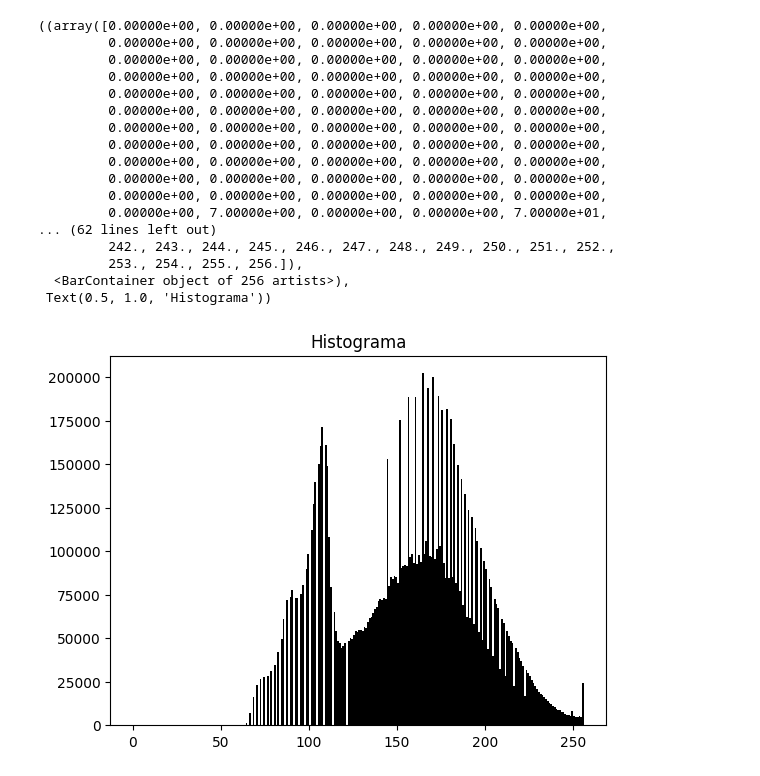
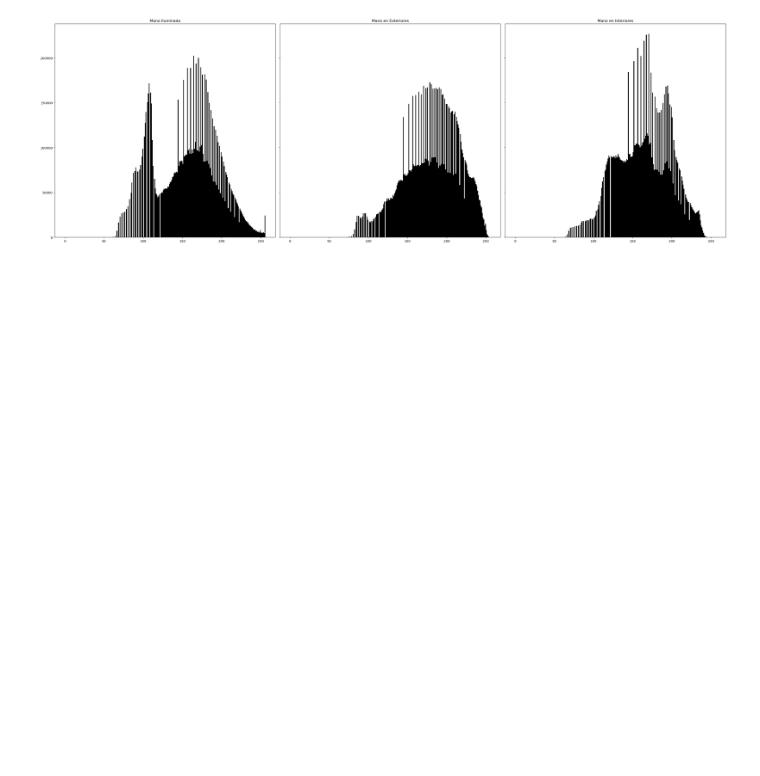
Before and after one commit to KouzouAkizuki/Tecnicas-de-IA---2024-I, a Jupyter notebook: Talleres/Taller 1.ipynb, the cells around one changed output. Cells and saved outputs as stored; diff of their text form; code cells hidden in the pictures; blank space fills up the shorter version.

Commit message:
Subplot

```diff
--- a/Talleres/Taller 1.ipynb
+++ b/Talleres/Taller 1.ipynb
@@ -3,37 +3,31 @@
 # %%
 import cv2
 from IPython.display import Image
 
 import numpy as np
 from matplotlib import pyplot as plt
 
 Mano_light  =   cv2.imread('Images/Img_Light_1.png',0)
 Mano_shadow =   cv2.imread('Images/Img_Outdoor_1.png',0)
 Mano        =   cv2.imread('Images/Img_Indoor_1.png',0)
 
 Bins=2**8
-Mano_light_hist =   cv2.calcHist([Mano_light],[0],None,[Bins],[0,Bins])
+Mano_light_hist     =   cv2.calcHist([Mano_light],[0],None,[Bins],[0,Bins])
+Mano_shadow_hist    =   cv2.calcHist([Mano_shadow],[0],None,[Bins],[0,Bins])
+Mano_hist           =   cv2.calcHist([Mano],[0],None,[Bins],[0,Bins])
 
-# plt.plot(Mano_light_hist)
 
-plt.hist(Mano_light.ravel(),Bins,(0,2**8),facecolor='#000000'), plt.title('Histograma')
-# cv2.imshow('xd',Mano_light)
+fig, graph = plt.subplots(1,3, sharey=True, figsize=(15,5))
+
+graph[0].hist(Mano_light.ravel(),Bins,(0,2**8),facecolor='#000000')
+graph[0].set_title('Mano Iluminada')
+
+graph[1].hist(Mano_shadow.ravel(),Bins,(0,2**8),facecolor='#000000')
+graph[1].set_title('Mano en Exteriores')
+
+graph[2].hist(Mano.ravel(),Bins,(0,2**8),facecolor='#000000')
+graph[2].set_title('Mano en Interiores')
+
+fig.tight_layout()
 # %% [output]
-((array([0.00000e+00, 0.00000e+00, 0.00000e+00, 0.00000e+00, 0.00000e+00,
-         0.00000e+00, 0.00000e+00, 0.00000e+00, 0.00000e+00, 0.00000e+00,
-         0.00000e+00, 0.00000e+00, 0.00000e+00, 0.00000e+00, 0.00000e+00,
-         0.00000e+00, 0.00000e+00, 0.00000e+00, 0.00000e+00, 0.00000e+00,
-         0.00000e+00, 0.00000e+00, 0.00000e+00, 0.00000e+00, 0.00000e+00,
-         0.00000e+00, 0.00000e+00, 0.00000e+00, 0.00000e+00, 0.00000e+00,
-         0.00000e+00, 0.00000e+00, 0.00000e+00, 0.00000e+00, 0.00000e+00,
-         0.00000e+00, 0.00000e+00, 0.00000e+00, 0.00000e+00, 0.00000e+00,
-         0.00000e+00, 0.00000e+00, 0.00000e+00, 0.00000e+00, 0.00000e+00,
-         0.00000e+00, 0.00000e+00, 0.00000e+00, 0.00000e+00, 0.00000e+00,
-         0.00000e+00, 0.00000e+00, 0.00000e+00, 0.00000e+00, 0.00000e+00,
-         0.00000e+00, 7.00000e+00, 0.00000e+00, 0.00000e+00, 7.00000e+01,
-... (62 lines left out)
-         242., 243., 244., 245., 246., 247., 248., 249., 250., 251., 252.,
-         253., 254., 255., 256.]),
-  <BarContainer object of 256 artists>),
- Text(0.5, 1.0, 'Histograma'))
-[figure, old version]
+[figure, new version]
```
